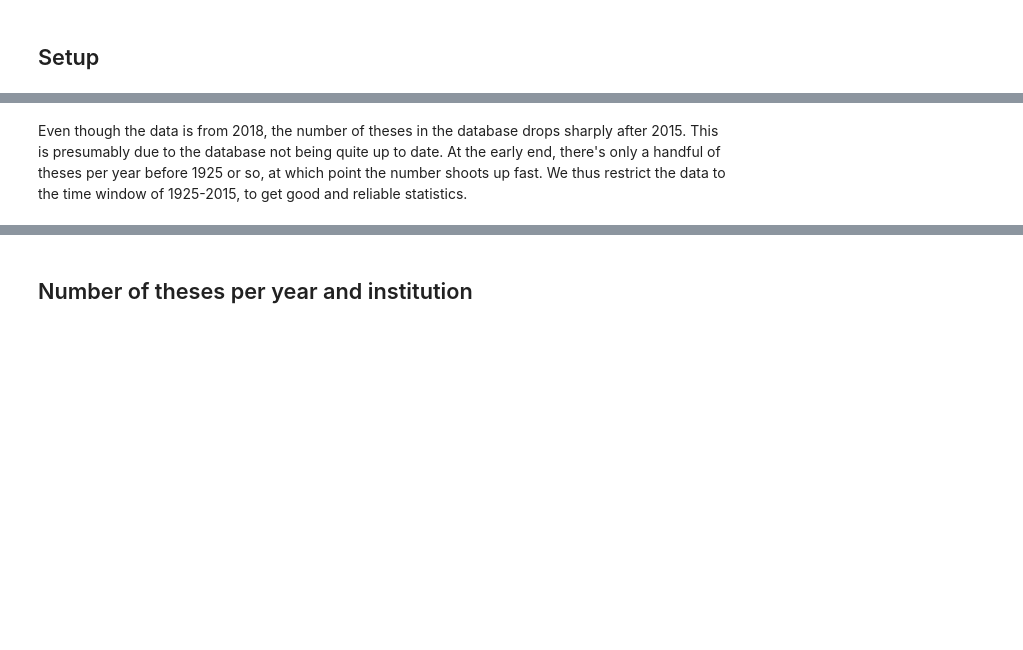
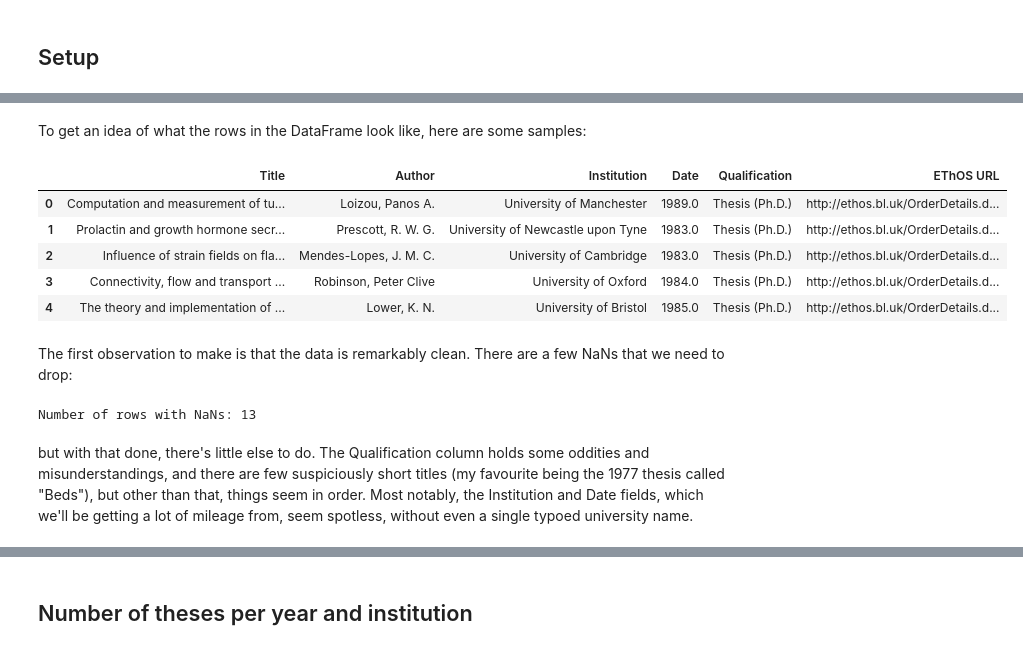
Before and after one commit to mhauru/EThOS-analysis, a Jupyter notebook: analysis.ipynb, the cells around one changed output, grey strips where cells are left out. Cells and saved outputs as stored; diff of their text form; code cells hidden in the pictures; blank space fills up the shorter version.

```diff
--- a/analysis.ipynb
+++ b/analysis.ipynb
@@ -40,2 +28,0 @@ Ratio of PhD theses to all theses: 0.9425082508250825
-# %% [markdown]
-Even though the data is from 2018, the number of theses in the database drops sharply after 2015. This is presumably due to the database not being quite up to date. At the early end, there's only a handful of theses per year before 1925 or so, at which point the number shoots up fast. We thus restrict the data to the time window of 1925-2015, to get good and reliable statistics.
@@ -41,0 +53,22 @@ Even though the data is from 2018, the number of theses in the database drops sh
+# %%
+df = pd.read_csv(datafile, encoding="ISO-8859-2")
+# %% [markdown]
+To get an idea of what the rows in the DataFrame look like, here are some samples:
+# %%
+df.head()
+# %% [output]
+|  | Title | Author | Institution | Date | Qualification | EThOS URL |
+| 0 | Computation and measurement of tu... | Loizou, Panos A. | University of Manchester | 1989.0 | Thesis (Ph.D.) | http://ethos.bl.uk/OrderDetails.d... |
+| 1 | Prolactin and growth hormone secr... | Prescott, R. W. G. | University of Newcastle upon Tyne | 1983.0 | Thesis (Ph.D.) | http://ethos.bl.uk/OrderDetails.d... |
+| 2 | Influence of strain fields on fla... | Mendes-Lopes, J. M. C. | University of Cambridge | 1983.0 | Thesis (Ph.D.) | http://ethos.bl.uk/OrderDetails.d... |
+| 3 | Connectivity, flow and transport ... | Robinson, Peter Clive | University of Oxford | 1984.0 | Thesis (Ph.D.) | http://ethos.bl.uk/OrderDetails.d... |
+| 4 | The theory and implementation of ... | Lower, K. N. | University of Bristol | 1985.0 | Thesis (Ph.D.) | http://ethos.bl.uk/OrderDetails.d... |
+# %% [markdown]
+The first observation to make is that the data is remarkably clean. There are a few NaNs that we need to drop:
+# %%
+print("Number of rows with NaNs: {}".format(df.isnull().any(axis=1).sum()))
+df = df.dropna()
+# %% [output]
+Number of rows with NaNs: 13
+# %% [markdown]
+but with that done, there's little else to do. The Qualification column holds some oddities and misunderstandings, and there are few suspiciously short titles (my favourite being the 1977 thesis called "Beds"), but other than that, things seem in order. Most notably, the Institution and Date fields, which we'll be getting a lot of mileage from, seem spotless, without even a single typoed university name.
```
Also changed, not shown: parts of 137 cells of this notebook.
